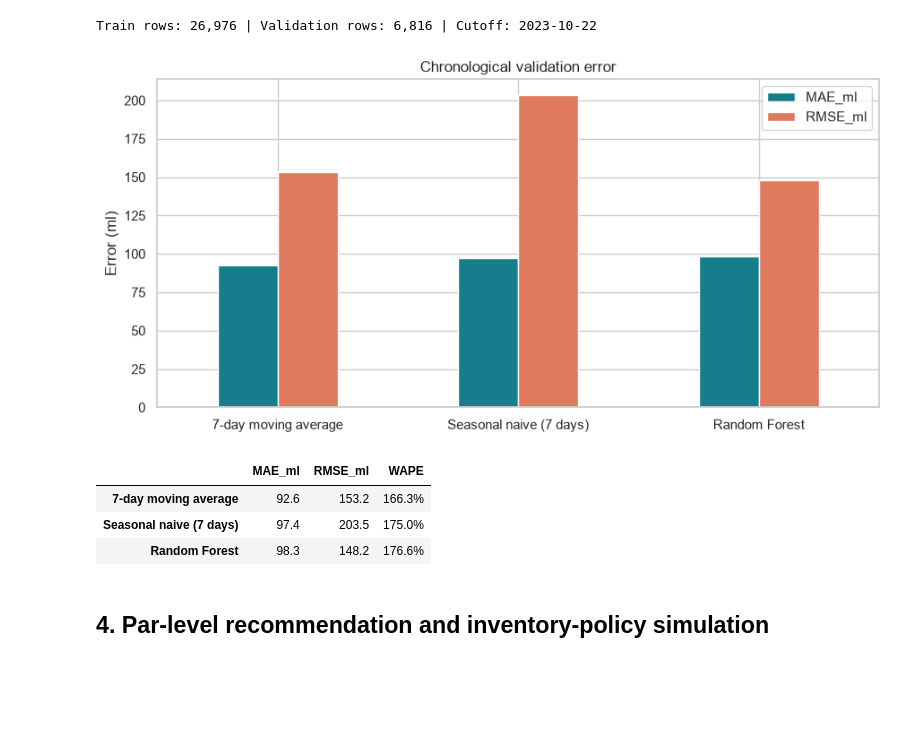
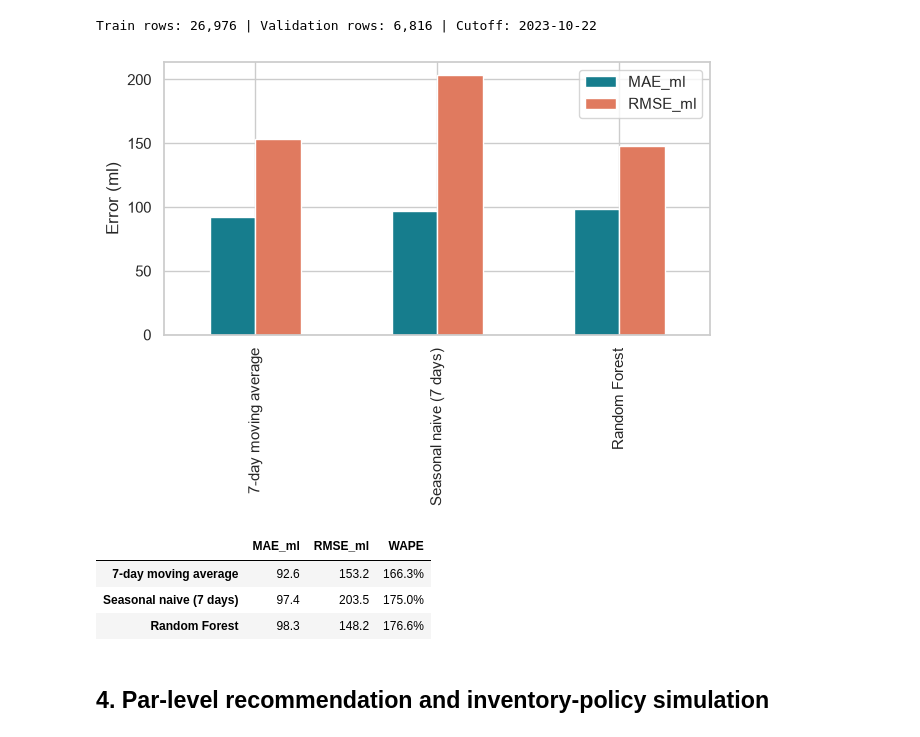
Before and after one commit to Bhanuprakash2580/ML---Inventory-Demand-Forecasting-and-Par-Level-Recommendation-System-for-Bars, a Jupyter notebook: notebooks/exploratory_analysis.ipynb, the cells around one changed output. Drawn from its saved outputs; the diff is of its cells as text; code cells hidden in the pictures; blank space fills up the shorter version.

```diff
--- a/notebooks/inventory_forecasting_solution.ipynb
+++ b/notebooks/exploratory_analysis.ipynb
@@ -7,11 +7,11 @@ The analysis is chronological: the first 80% of dates is training data and the f
 from pathlib import Path
 import warnings
 
+import joblib
 import numpy as np
 import pandas as pd
 import matplotlib.pyplot as plt
 import seaborn as sns
-from matplotlib.backends.backend_pdf import PdfPages
 from sklearn.compose import ColumnTransformer
 from sklearn.ensemble import RandomForestRegressor
 from sklearn.metrics import mean_absolute_error, mean_squared_error
@@ -24,14 +24,10 @@ sns.set_theme(style='whitegrid', context='notebook')
 ROOT = Path.cwd()
 if ROOT.name == 'notebooks':
     ROOT = ROOT.parent
-DATA_DIR = ROOT / 'data' / 'processed'
-FIGURE_DIR = ROOT / 'report' / 'figures'
-REPORT_DIR = ROOT / 'report'
-DATA_DIR.mkdir(parents=True, exist_ok=True)
-FIGURE_DIR.mkdir(parents=True, exist_ok=True)
-REPORT_DIR.mkdir(parents=True, exist_ok=True)
-
-SOURCE_XLSX = ROOT / 'Consumption Dataset.xlsx'
+DATA_DIR = ROOT / 'data'
+OUTPUT_DIR = ROOT / 'outputs'
+MODEL_DIR = ROOT / 'models'
+SOURCE_XLSX = DATA_DIR / 'Consumption Dataset.xlsx'
 print(f'Project root: {ROOT}')
 print(f'Original dataset: {SOURCE_XLSX}')
 print(f'Input exists: {SOURCE_XLSX.exists()}')
@@ -282,37 +248,22 @@ Train rows: 26,976 | Validation rows: 6,816 | Cutoff: 2023-10-22
 # %%
 def wape(actual, forecast):
     denominator = np.abs(actual).sum()
     return np.abs(actual - forecast).sum() / denominator if denominator else np.nan
 
 model_names = ['7-day moving average', 'Seasonal naive (7 days)', 'Random Forest']
 forecast_columns = ['moving_average_7', 'seasonal_naive_7', 'random_forest']
 metrics = pd.DataFrame({
-    'MAE_ml': [
-        mean_absolute_error(test['Consumed (ml)'], test[column])
-        for column in forecast_columns
-    ],
-    'RMSE_ml': [
-        mean_squared_error(test['Consumed (ml)'], test[column]) ** 0.5
-        for column in forecast_columns
-    ],
-    'WAPE': [
-        wape(test['Consumed (ml)'].to_numpy(), test[column].to_numpy())
-        for column in forecast_columns
-    ],
+    'MAE_ml': [mean_absolute_error(test['Consumed (ml)'], test[column]) for column in forecast_columns],
+    'RMSE_ml': [mean_squared_error(test['Consumed (ml)'], test[column]) ** 0.5 for column in forecast_columns],
+    'WAPE': [wape(test['Consumed (ml)'].to_numpy(), test[column].to_numpy()) for column in forecast_columns],
 }, index=model_names)
-metrics.to_csv(DATA_DIR / 'forecast_metrics.csv')
-
-fig, ax = plt.subplots(figsize=(9, 4.5))
-metrics[['MAE_ml', 'RMSE_ml']].plot.bar(ax=ax, color=['#167d8d', '#e07a5f'])
-ax.set_title('Chronological validation error')
-ax.set_ylabel('Error (ml)')
-ax.tick_params(axis='x', rotation=0)
-fig.tight_layout()
-fig.savefig(FIGURE_DIR / 'forecast_model_comparison.png', dpi=160, bbox_inches='tight')
+metrics[['MAE_ml', 'RMSE_ml']].plot.bar(color=['#167d8d', '#e07a5f'])
+plt.ylabel('Error (ml)')
+plt.tight_layout()
 plt.show()
 metrics.style.format({'MAE_ml': '{:,.1f}', 'RMSE_ml': '{:,.1f}', 'WAPE': '{:.1%}'})
 # %% [output]
-[figure, old version]
+[figure, new version]
 |  | MAE_ml | RMSE_ml | WAPE |
 | 7-day moving average | 92.6 | 153.2 | 166.3% |
 | Seasonal naive (7 days) | 97.4 | 203.5 | 175.0% |
```
Also changed, not shown: parts of 9 cells of this notebook, 21 other files.
